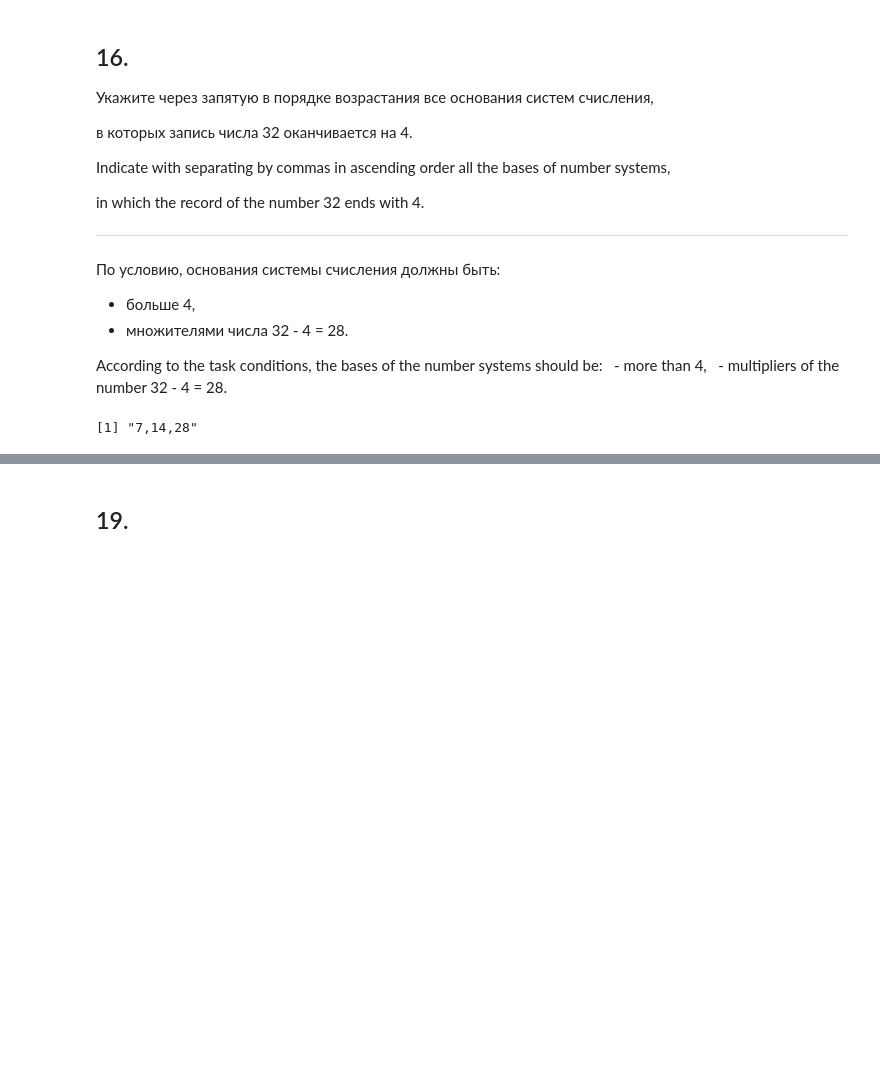
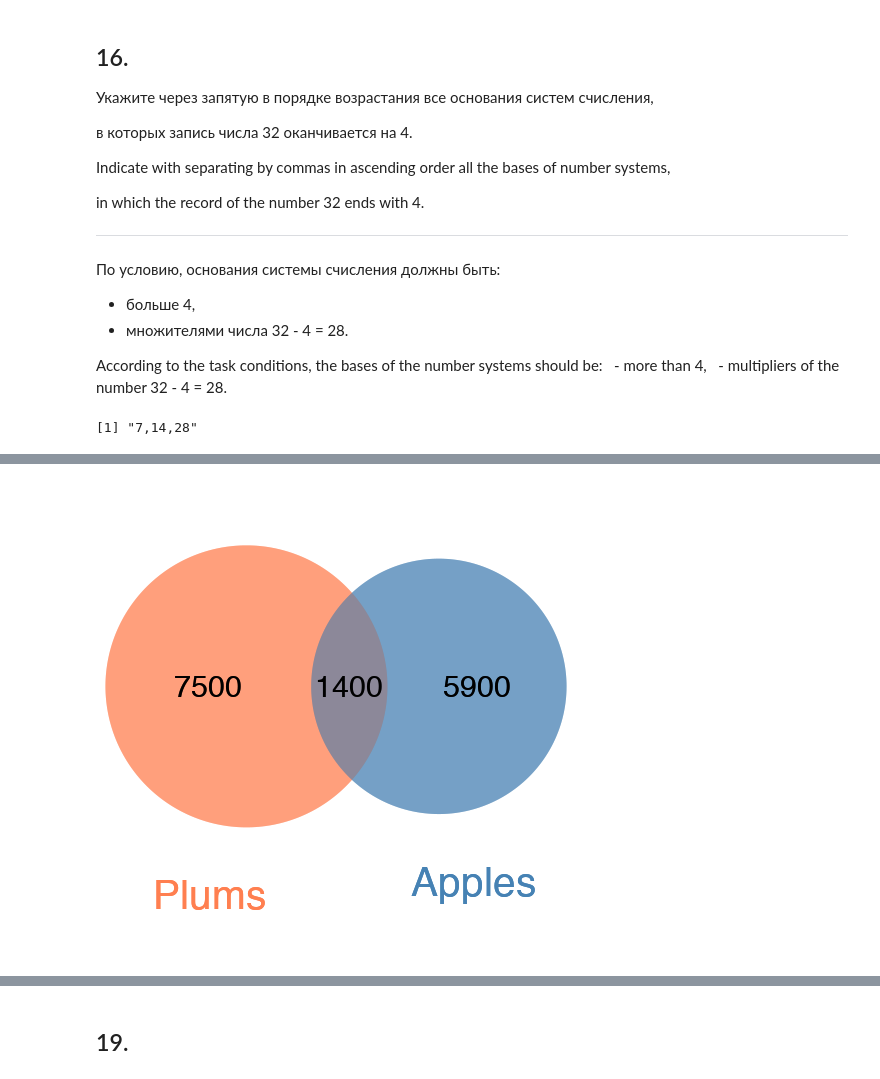
Before and after one commit to OlgaBelitskaya/it_20172018, a Jupyter notebook: 2017_Variant2_R.ipynb, the cells around one changed output, grey strips where cells are left out. Drawn from its saved outputs; the diff is of its cells as text; code cells hidden in the pictures; blank space fills up the shorter version.

```diff
--- a/2017_Variant2_R.ipynb
+++ b/2017_Variant2_R.ipynb
@@ -825,0 +861,21 @@ answer_dictionary[16] <- toString(result)
+# %%
+# яблоки + сливы = яблоки_или_сливы + яблоки_и_сливы
+# apples + plums = apples_or_plums + apples_and_plums
+
+apples <- 7300; apples_and_plums <- 1400; apples_or_plums <- 14800
+plums <- apples_or_plums + apples_and_plums - apples
+
+options(repr.plot.width=4,repr.plot.height=4)
+venn.plot <- draw.pairwise.venn(
+    area1 = apples, area2 = plums, cross.area = apples_and_plums,
+    category = c("Apples", "Plums"),
+    fill = c("steelblue", "coral"),
+    lty = "blank",
+    cex = 1.5, cat.cex = 2,
+    cat.dist = c(0.1, 0.1), cat.pos = c(-10, 10),
+    cat.col = c("steelblue", "coral")
+);
+grid.draw(venn.plot)
+grid.newpage();
+# %% [output]
+[figure, added]
```
Also changed, not shown: parts of 8 cells of this notebook, 1 other file.
